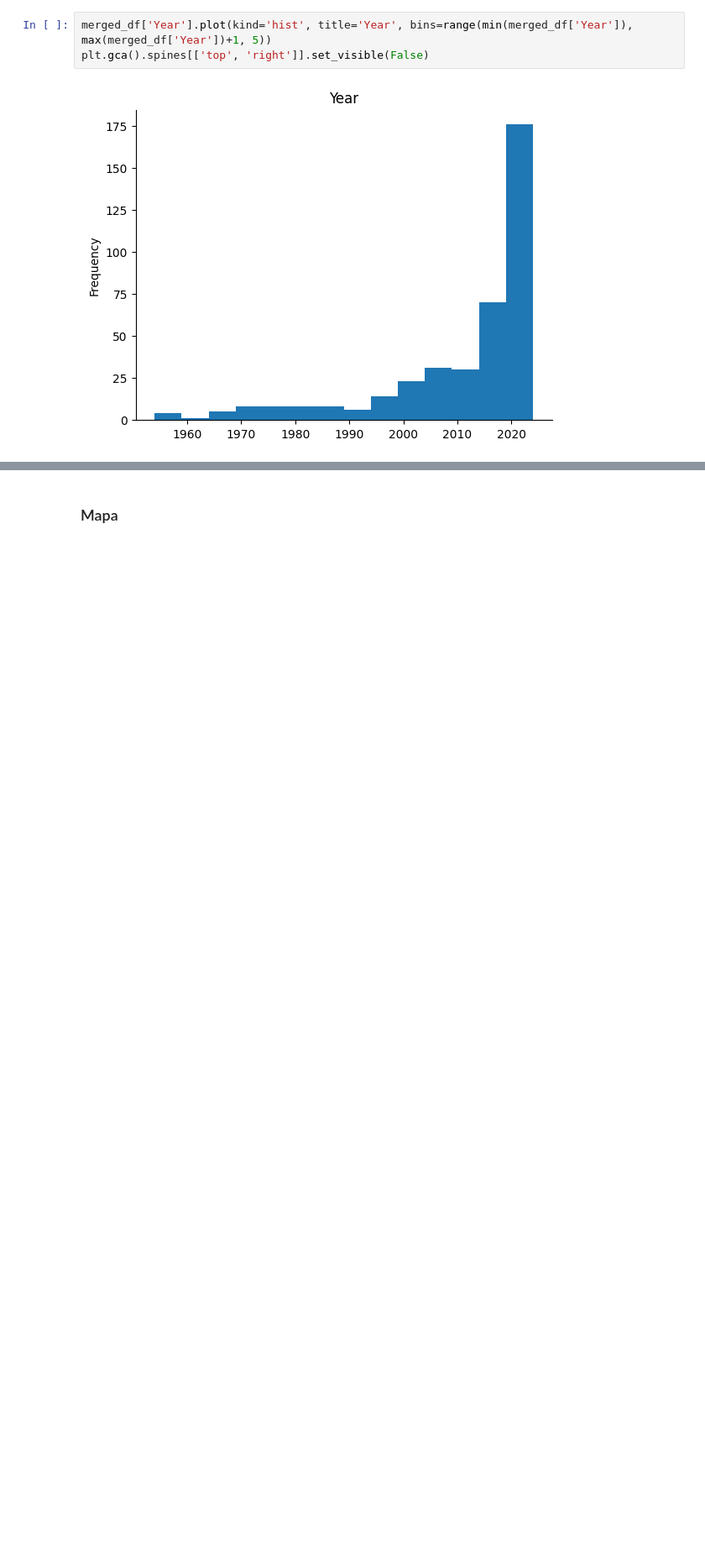
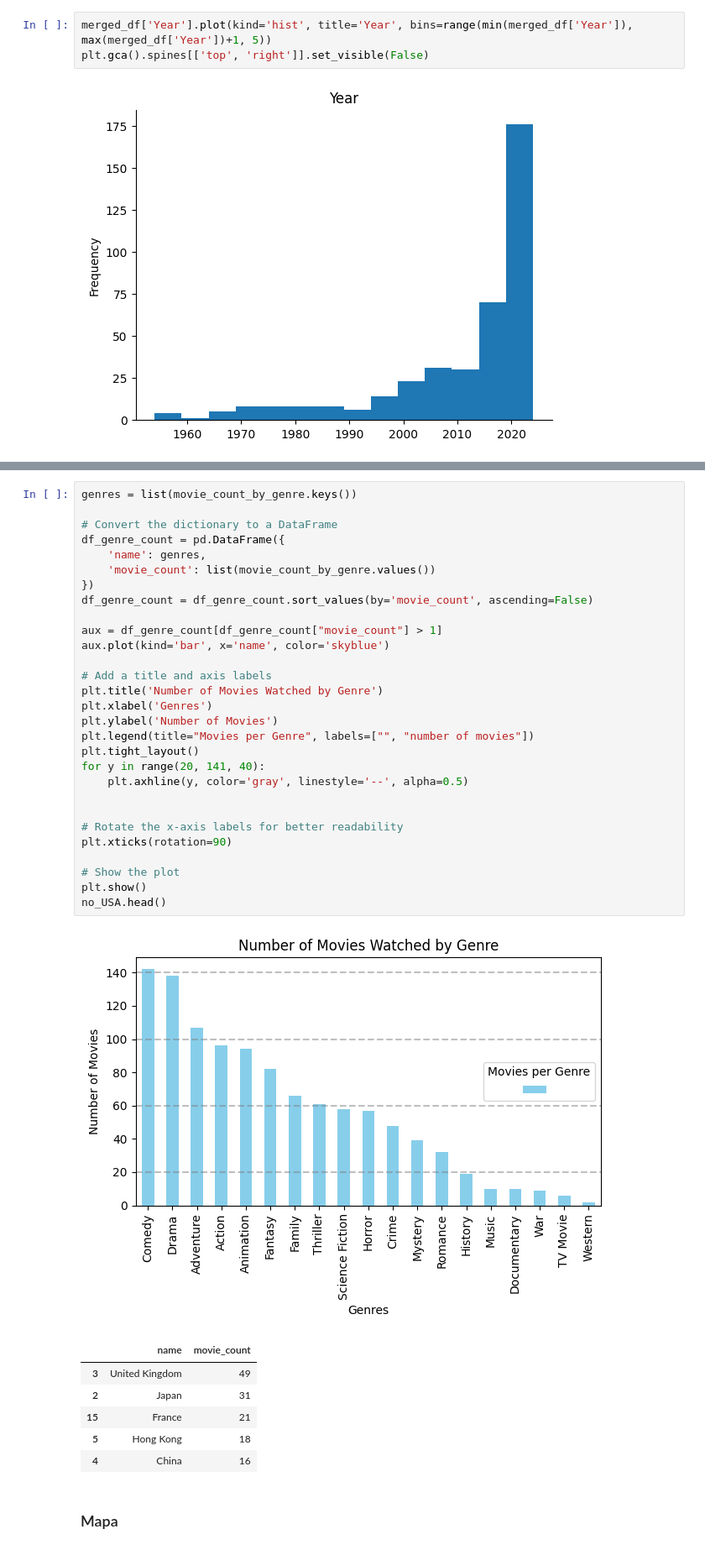
Before and after one commit to LuccaPaiva/portfolio, a Jupyter notebook: letterboxd/letterboxd.ipynb, the cells around one changed output, grey strips where cells are left out. Shown at 84% size. Saved outputs shown, nothing was run; the diff lists cells and outputs as text; blank space fills up the shorter version.

```diff
--- a/letterboxd/letterboxd.ipynb
+++ b/letterboxd/letterboxd.ipynb
@@ -269,3 +335,40 @@ no_USA.head()
+# %%
+genres = list(movie_count_by_genre.keys())
+
+# Convert the dictionary to a DataFrame
+df_genre_count = pd.DataFrame({
+    'name': genres,
+    'movie_count': list(movie_count_by_genre.values())
+})
+df_genre_count = df_genre_count.sort_values(by='movie_count', ascending=False)
+
+aux = df_genre_count[df_genre_count["movie_count"] > 1]
+aux.plot(kind='bar', x='name', color='skyblue')
+
+# Add a title and axis labels
+plt.title('Number of Movies Watched by Genre')
+plt.xlabel('Genres')
+plt.ylabel('Number of Movies')
+plt.legend(title="Movies per Genre", labels=["", "number of movies"])
+plt.tight_layout()
+for y in range(20, 141, 40):
+    plt.axhline(y, color='gray', linestyle='--', alpha=0.5)
+
+
+# Rotate the x-axis labels for better readability
+plt.xticks(rotation=90)
+
+# Show the plot
+plt.show()
+no_USA.head()
+# %% [output]
+[figure, added]
+|  | name | movie_count |
+| 3 | United Kingdom | 49 |
+| 2 | Japan | 31 |
+| 15 | France | 21 |
+| 5 | Hong Kong | 18 |
+| 4 | China | 16 |
 # %% [markdown]
 ### Mapa
 # %%
```
Also changed, not shown: parts of 13 cells of this notebook.
